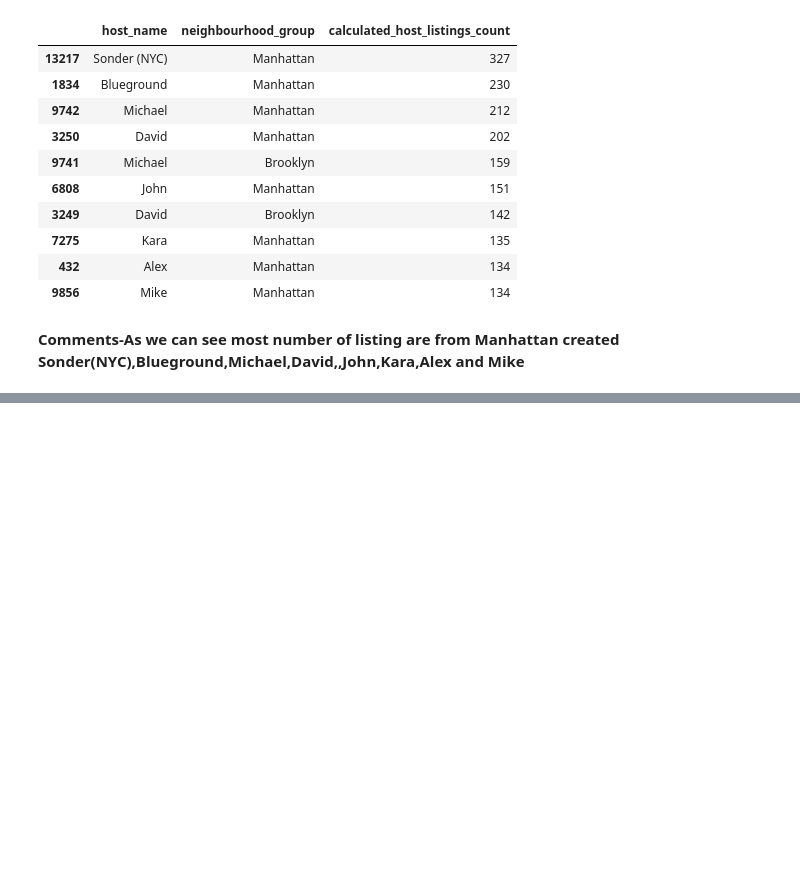
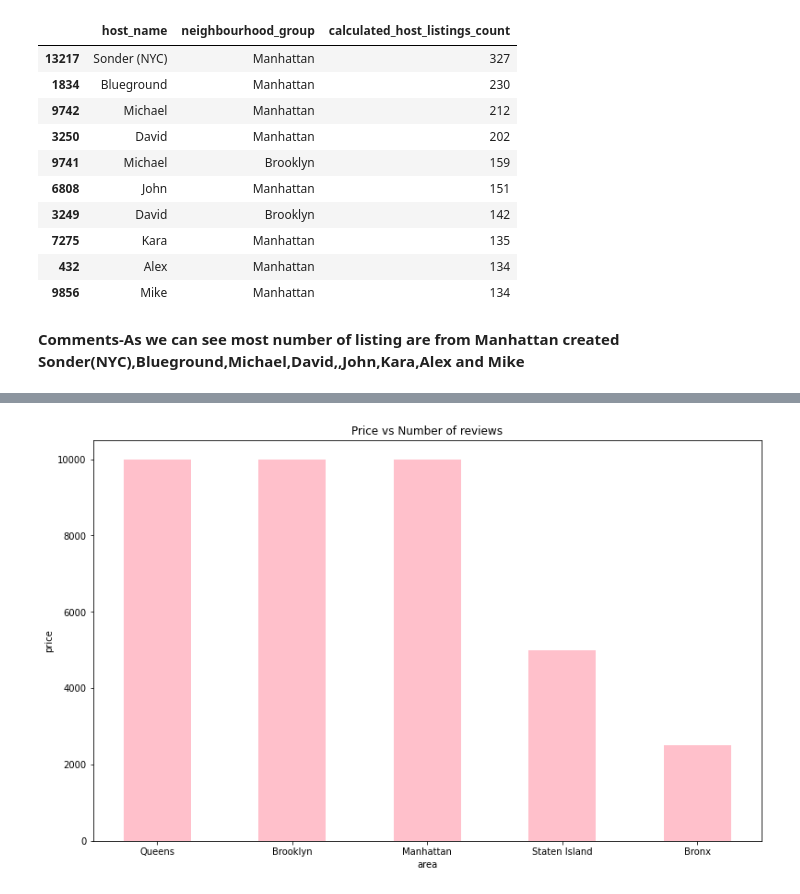
Before and after one commit to Aniket-Satpute/Airbnb-Booking-Analysis, a Jupyter notebook: airbnb_booking_analysis_aniket.ipynb, the cells around one changed output, grey strips where cells are left out. Saved outputs shown, nothing was run; the diff lists cells and outputs as text; code cells hidden in the pictures; blank space fills up the shorter version.

```diff
--- a/airbnb_booking_analysis_aniket.ipynb
+++ b/airbnb_booking_analysis_aniket.ipynb
@@ -233,0 +250,4 @@ hosts_area.sort_values(by='calculated_host_listings_count', ascending=False).hea
+# %%
+areas_reviews=ABA.groupby(['name','neighbourhood_group','price','minimum_nights'])['number_of_reviews'].count().reset_index()
+price_reviews1=areas_reviews.sort_values(by='price',ascending=False).head(100)
+price_reviews1
@@ -233,0 +268,11 @@ hosts_area.sort_values(by='calculated_host_listings_count', ascending=False).hea
+# %%
+area = price_reviews1['neighbourhood_group']
+price = price_reviews1['price']
+fig = plt.figure(figsize = (13,8))
+plt.bar( area, price, color = 'pink', width = 0.5)
+plt.xlabel("area")
+plt.ylabel("price")
+plt.title("Price vs Number of reviews")
+plt.show()
+# %% [output]
+[figure, added]
```
Also changed, not shown: parts of 5 cells of this notebook.
